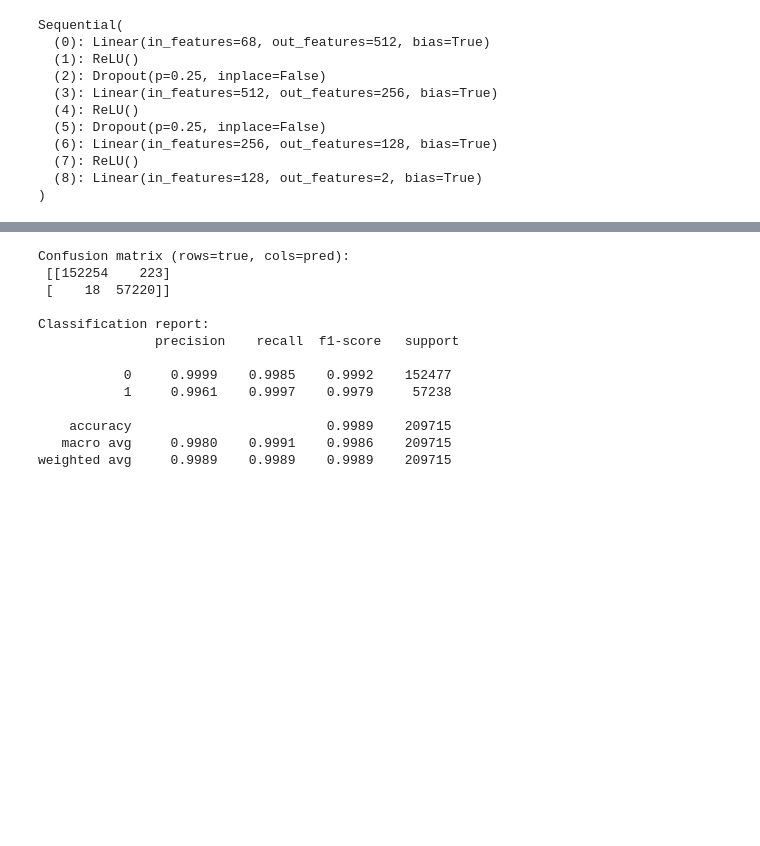
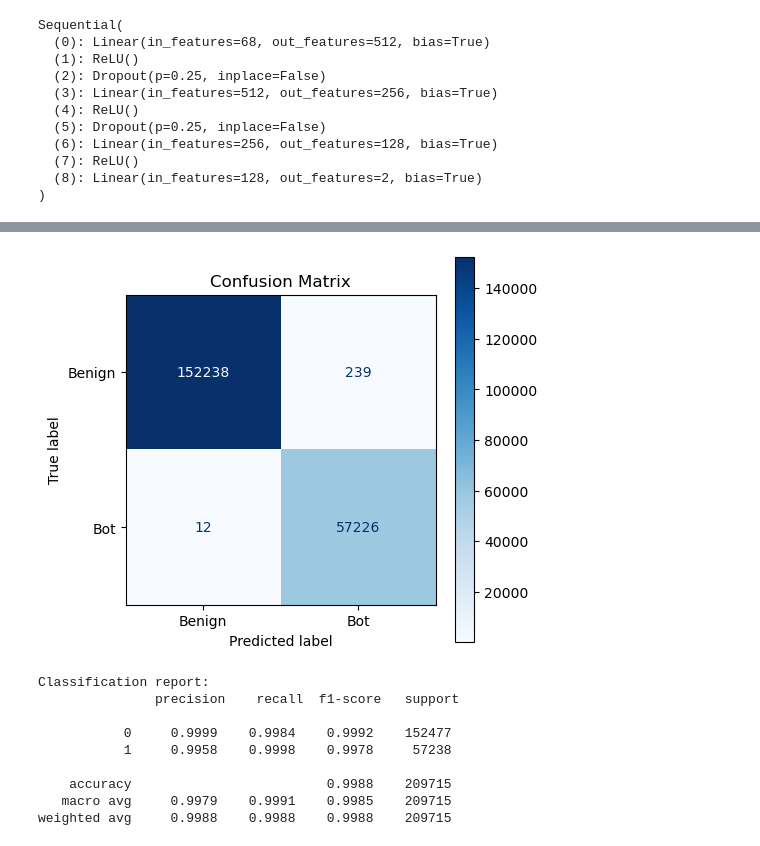
Before and after one commit to Nishchal-Panta/Cybersecurity_threat_detection, a Jupyter notebook: nn-cybersecurity_threat_detection.ipynb, the cells around one changed output, grey strips where cells are left out. Drawn from its saved outputs; the diff is of its cells as text; code cells hidden in the pictures; blank space fills up the shorter version.

```diff
--- a/nn-cybersecurity_threat_detection.ipynb
+++ b/nn-cybersecurity_threat_detection.ipynb
@@ -458,22 +443,23 @@ labels = np.concatenate(all_labels)
 # %%
 #Model Evaluation
 cm = confusion_matrix(labels, preds, labels=range(len(np.unique(labels))))
-print("\nConfusion matrix (rows=true, cols=pred):\n", cm)
+fig, ax = plt.subplots(figsize=(5, 5))
+disp = ConfusionMatrixDisplay(confusion_matrix=cm, display_labels=["Benign", "Bot"])
+disp.plot(ax=ax, cmap="Blues", colorbar=True)
+plt.title("Confusion Matrix")
+plt.show()
 print("\nClassification report:\n", classification_report(labels, preds, digits=4))
 # %% [output]
+[figure, added]
-Confusion matrix (rows=true, cols=pred):
- [[152254    223]
- [    18  57220]]
-
 Classification report:
                precision    recall  f1-score   support
 
-           0     0.9999    0.9985    0.9992    152477
-           1     0.9961    0.9997    0.9979     57238
+           0     0.9999    0.9984    0.9992    152477
+           1     0.9958    0.9998    0.9978     57238
 
-    accuracy                         0.9989    209715
-   macro avg     0.9980    0.9991    0.9986    209715
-weighted avg     0.9989    0.9989    0.9989    209715
+    accuracy                         0.9988    209715
+   macro avg     0.9979    0.9991    0.9985    209715
+weighted avg     0.9988    0.9988    0.9988    209715
 # %%
 #ROC Curve
 num_classes = len(np.unique(labels))
```
Also changed, not shown: parts of 8 cells of this notebook.
